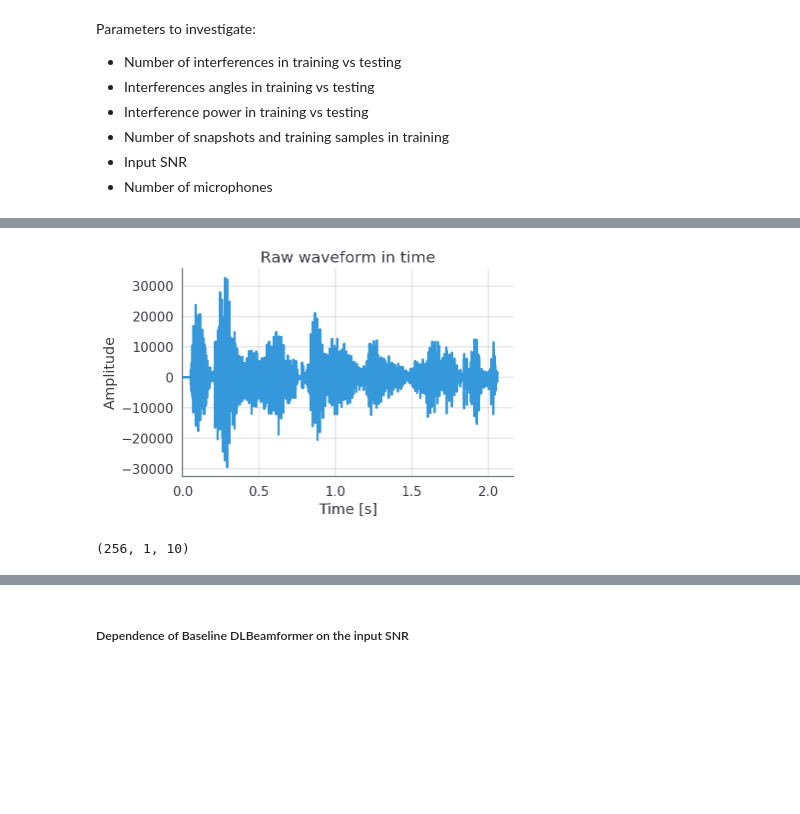
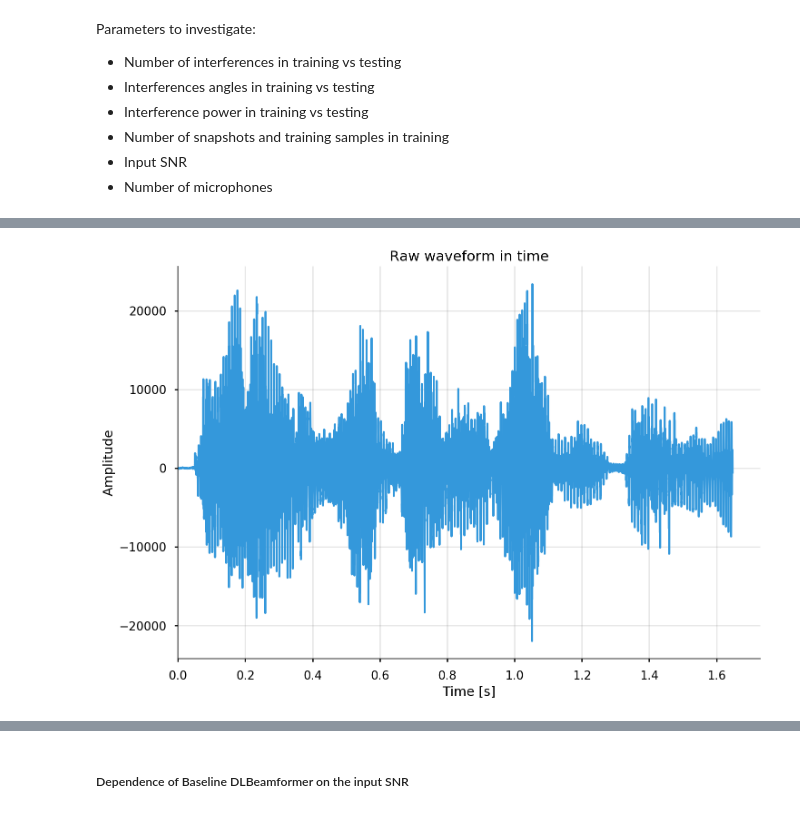
Before and after one commit to dung-n-tran/speech-enhancement-beamforming, a Jupyter notebook: playground_baselineDL_real.ipynb, the cells around one changed output, grey strips where cells are left out. Drawn from its saved outputs; the diff is of its cells as text; code cells hidden in the pictures; blank space fills up the shorter version.

Commit message:
Successfully implement MVDR and MPDR on real speech data in file playground_baselineDL_real.ipynb.

```diff
--- a/playground_baselineDL_real.ipynb
+++ b/playground_baselineDL_real.ipynb
@@ -122,6 +122,7 @@ interference_angle = 45
 i_interference_angle = int(np.floor(interference_angle / azimuth_resolution_degree))
 source_stft_multichannel = np.zeros((n_fft_bins, n_frames, n_mics), dtype=np.complex64)
 interference_stft_multichannel = np.zeros((n_fft_bins, n_frames, n_mics), dtype=np.complex64)
+
 source_steering_vectors = steering_vectors[:, i_source_angle, :].reshape(
     steering_vectors.shape[0], 1, steering_vectors.shape[2]
 )
@@ -130,6 +131,7 @@ interference_steering_vectors = steering_vectors[:, i_interference_angle, :].res
 )
 source_stft_multichannel = source_steering_vectors * source_stft
 interference_stft_multichannel = interference_steering_vectors * interference_stft
+# interference_stft_multichannel += generate_gaussian_samples(noise_sigma, interference_stft_multichannel.shape)
 # for i_fft_bin in range(n_fft_bins):
 #     i_fft_bin_source_steering_vector = steering_vectors[i_fft_bin, i_source_angle, :]
 #     source_stft_multichannel[i_fft_bin, :, :] = source_stft[i_fft_bin, :, :]*i_fft_bin_source_steering_vector
@@ -138,16 +140,22 @@ interference_stft_multichannel = interference_steering_vectors * interference_st
 #     print(i_fft_bin)
 
 received_stft_multichannel = source_stft_multichannel + interference_stft_multichannel
+
+noise_sigma = 1;
+np.random.seed(random_seed)
+for i_mic in range(n_mics):
+    interference_stft_multichannel[:, :, i_mic] += generate_gaussian_samples(noise_sigma, (n_fft_bins, n_frames))
+    received_stft_multichannel[:, :, i_mic] += generate_gaussian_samples(noise_sigma, (n_fft_bins, n_frames))
 # %%
-i_mic_stft_db = 20*np.log10( np.abs(received_stft_multichannel[:, :, 1]) / np.max(np.abs(source_stft[:, :, 1])))
-fig = plt.figure(figsize=(9, 10));
-ax = fig.add_subplot(211)
-img = ax.imshow(i_mic_stft_db, origin="lower", aspect="auto", extent=[0, time_bins[-1], 0, frequency_bins[-1]/1000], cmap="RdBu_r")
-fig.colorbar(img, ax=ax, orientation="horizontal")
-ax.set_xlabel("Time [s]"); ax.set_ylabel("Frequency [KHz]");
-ax.set_title("Spectrogram");
-ax = fig.add_subplot(212)
-ax.plot(np.arange(n_samples)/sampling_frequency, source_signal);
-ax.set_xlabel("Time [s]"); ax.set_ylabel("Amplitude"); ax.set_xlim(left=0);
-ax.set_title("Raw waveform in time")
-plt.tight_layout()
+# i_mic_stft_db = 20*np.log10( np.abs(received_stft_multichannel[:, :, 1]) / np.max(np.abs(source_stft[:, :, 1])))
+# fig = plt.figure(figsize=(9, 10));
+# ax = fig.add_subplot(211)
+# img = ax.imshow(i_mic_stft_db, origin="lower", aspect="auto", extent=[0, time_bins[-1], 0, frequency_bins[-1]/1000], cmap="RdBu_r")
+# fig.colorbar(img, ax=ax, orientation="horizontal")
+# ax.set_xlabel("Time [s]"); ax.set_ylabel("Frequency [KHz]");
+# ax.set_title("Spectrogram");
+# ax = fig.add_subplot(212)
+# ax.plot(np.arange(n_samples)/sampling_frequency, source_signal);
+# ax.set_xlabel("Time [s]"); ax.set_ylabel("Amplitude"); ax.set_xlim(left=0);
+# ax.set_title("Raw waveform in time")
+# plt.tight_layout()
@@ -156,17 +162,17 @@ plt.tight_layout()
 # %%
 # Listen to the received signals at the microphones which are mixtures of the source and
 # interference signals
-i_mic = 3
+i_mic = 0
 time_samples, received_signal_i_mic = signal.istft(received_stft_multichannel[:, :, i_mic], fs=sampling_frequency,
                      window=stft_window, nperseg=n_samples_per_frame,
                      noverlap=n_samples_per_overlap, nfft=n_samples_per_frame)
 fig = plt.figure(); ax = fig.add_subplot(111)
 ax.plot(time_samples, received_signal_i_mic);
 ax.set_xlabel("Time [s]"); ax.set_ylabel("Amplitude"); ax.set_xlim(left=0);
 ax.set_title("Raw waveform in time")
 plt.tight_layout()
-Audio(received_signal_multichannel, rate=sampling_frequency)
+Audio(received_signal_i_mic, rate=sampling_frequency, autoplay=True)
 # %% [output]
 [interactive output not drawn]
-[figure, old version]
+[figure, new version]
 # %%
@@ -178,10 +184,3 @@ for i_fft_bin in range(n_fft_bins):
     Rii[i_fft_bin, :, :] = ii.transpose().conjugate().dot(ii)
     xx = received_stft_multichannel[i_fft_bin, :, :]
     Rxx[i_fft_bin, :, :] = xx.transpose().conjugate().dot(ii)
-# %%
-# Compute MVDR weights
-mvdr_weights = np.zeros((n_fft_bins, n_mics), dtype=np.complex64)
-mpdr_weights = np.zeros((n_fft_bins, n_mics), dtype=np.complex64)
-source_steering_vectors.shape
-# %% [output]
-(256, 1, 10)
```
Also changed, not shown: parts of 5 cells of this notebook, 2 other files.
